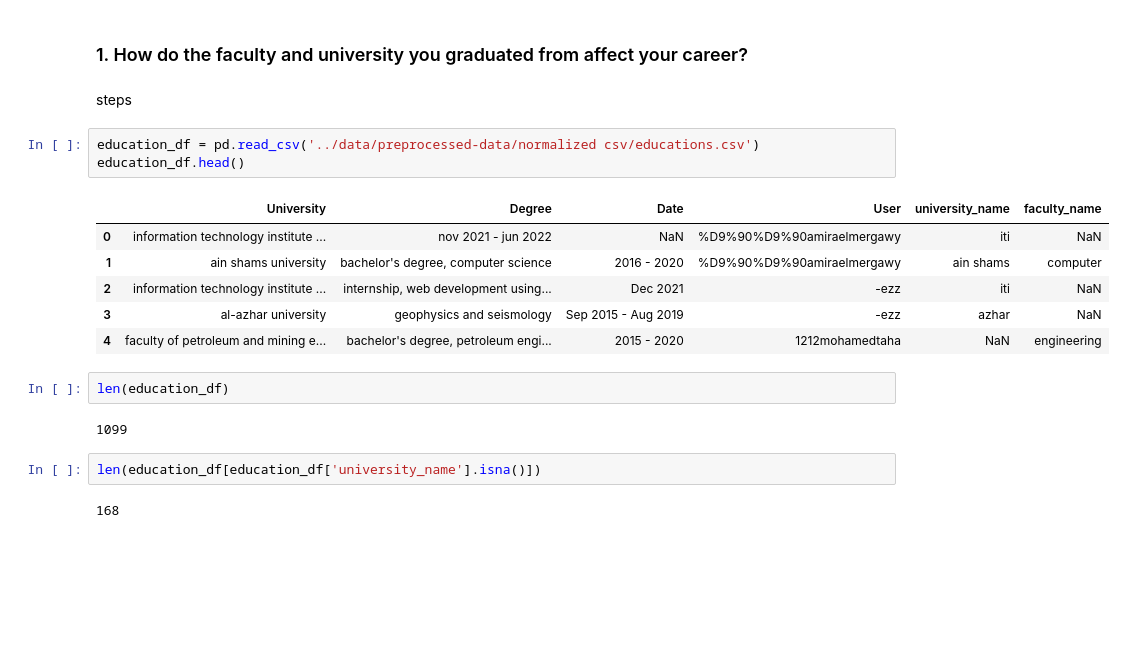
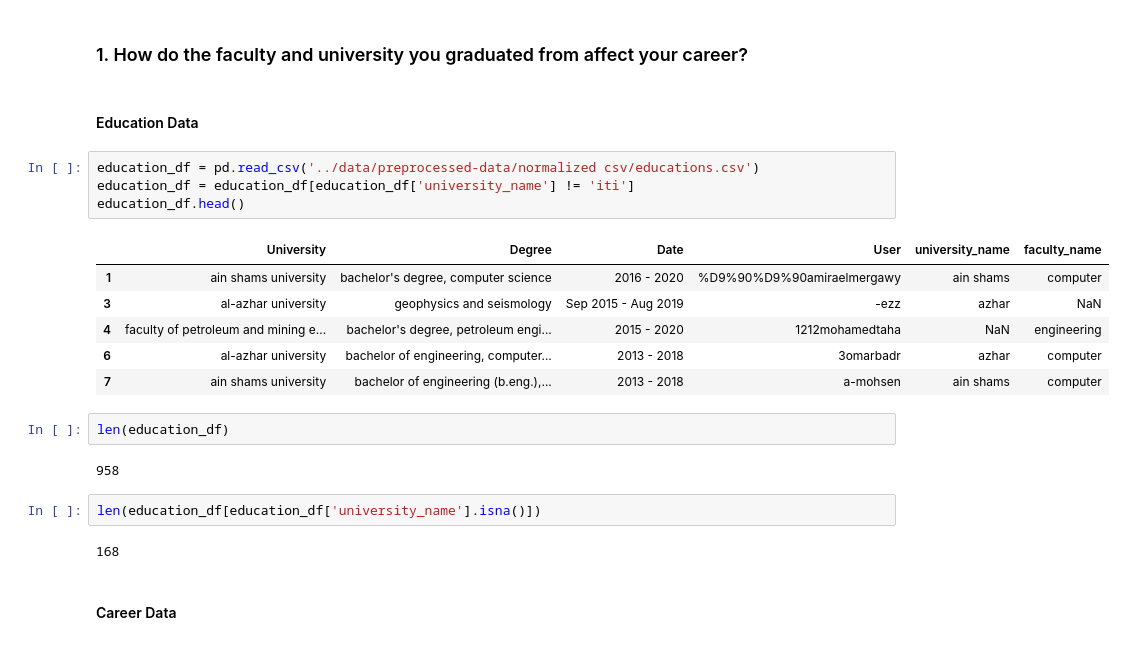
Before and after one commit to Mostafa-wael/Exploring-the-Landscape-of-the-Egyptian-Software-Market, a Jupyter notebook: notebooks/exploratory.ipynb, the cells around one changed output. Saved outputs shown, nothing was run; the diff lists cells and outputs as text; blank space fills up the shorter version.

```diff
--- a/notebooks/exploratory.ipynb
+++ b/notebooks/exploratory.ipynb
@@ -12,26 +12,29 @@ sns.set_palette(palette='deep')
 sns_c = sns.color_palette(palette='deep')
 # %% [markdown]
 ### 1. How do the faculty and university you graduated from affect your career?
-# %% [markdown]
-steps
+# %% [markdown]
+#### Education Data
 # %%
 education_df = pd.read_csv('../data/preprocessed-data/normalized csv/educations.csv')
+education_df = education_df[education_df['university_name'] != 'iti']
 education_df.head()
 # %% [output]
 |  | University | Degree | Date | User | university_name | faculty_name |
-| 0 | information technology institute ... | nov 2021 - jun 2022 | NaN | %D9%90%D9%90amiraelmergawy | iti | NaN |
 | 1 | ain shams university | bachelor's degree, computer science | 2016 - 2020 | %D9%90%D9%90amiraelmergawy | ain shams | computer |
-| 2 | information technology institute ... | internship, web development using... | Dec 2021 | -ezz | iti | NaN |
 | 3 | al-azhar university | geophysics and seismology | Sep 2015 - Aug 2019 | -ezz | azhar | NaN |
 | 4 | faculty of petroleum and mining e... | bachelor's degree, petroleum engi... | 2015 - 2020 | 1212mohamedtaha | NaN | engineering |
+| 6 | al-azhar university | bachelor of engineering, computer... | 2013 - 2018 | 3omarbadr | azhar | computer |
+| 7 | ain shams university | bachelor of engineering (b.eng.),... | 2013 - 2018 | a-mohsen | ain shams | computer |
 # %%
 len(education_df)
 # %% [output]
-1099
+958
 # %%
 len(education_df[education_df['university_name'].isna()])
 # %% [output]
 168
+# %% [markdown]
+#### Career Data
 # %%
 experience_df = pd.read_csv('../data/preprocessed-data/normalized csv/experiences.csv')
 experience_df = experience_df[(experience_df['title_tag'] != 'internship') & (experience_df['EmploymentType'] != 'Internship')]
```
Also changed, not shown: parts of 22 cells of this notebook, 5 other files.
